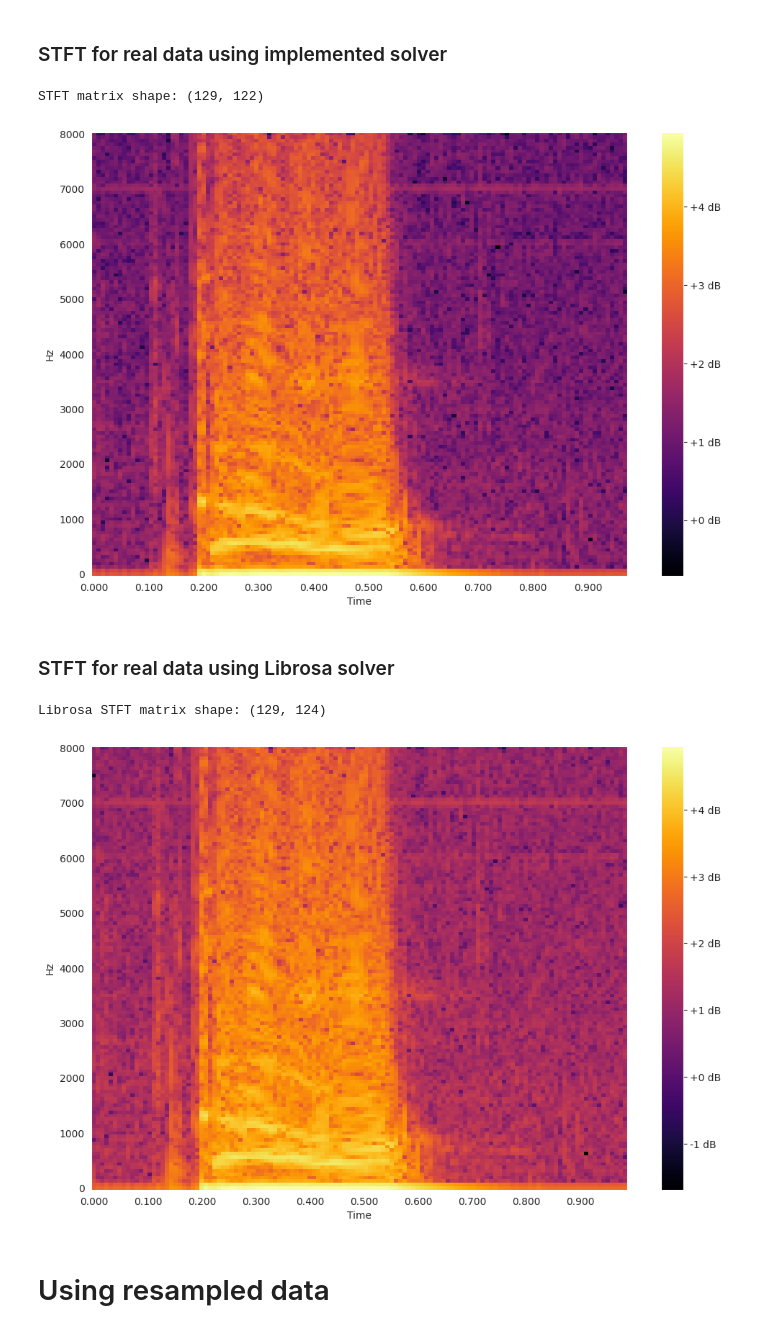
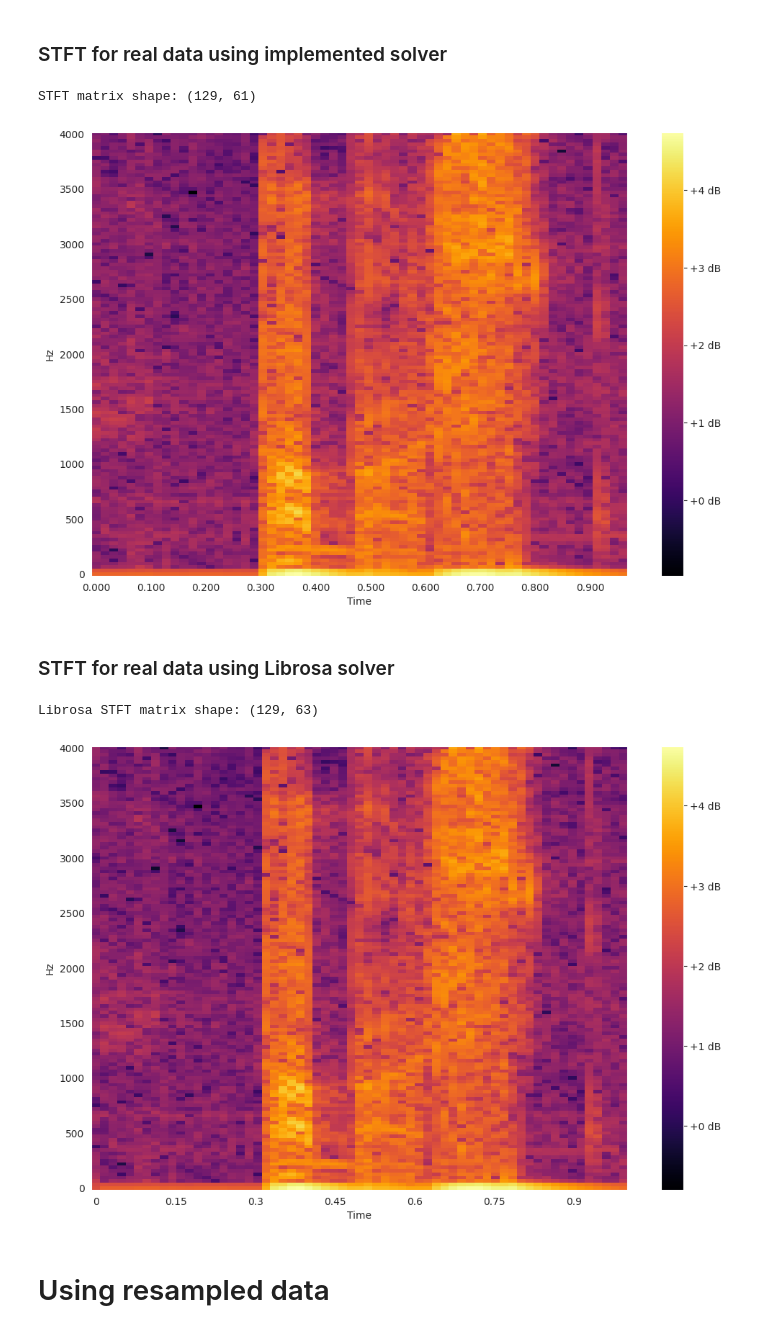
Before and after one commit to VisteK528/TRA_PROJ, a Jupyter notebook: DSP_prototype/STFT_prototype.ipynb, the cells around one changed output. Cells and saved outputs as stored; diff of their text form; code cells hidden in the pictures.

```diff
--- a/DSP_prototype/STFT_prototype.ipynb
+++ b/DSP_prototype/STFT_prototype.ipynb
@@ -92,7 +92,7 @@ STFT matrix shape: (129, 61)
 ### Getting real data from CSV file
 # %%
 data = []
-with open("../NET_prototype/data/audio_data_5.csv", 'r') as file:
+with open("../Data_acquisition/data/8kHz_sampling/unknown_fs=8kHz_1.csv", 'r') as file:
     reader = csv.DictReader(file)
     for row in reader:
         data.append(float(row['y']))  # Convert to int if y is numeric
@@ -100,5 +100,5 @@ with open("../NET_prototype/data/audio_data_5.csv", 'r') as file:
 data = np.array(data, dtype=np.float32)
 print(f"Data length before resampling: {len(data)}")
 print(f"Data type before resampling: {type(data[0])}")
-display.Audio(data, rate=16000)
+display.Audio(data, rate=8000)
 # %% [output]
@@ -161,21 +161,21 @@ for sample in resampled_data:
 # %% [markdown]
 ### STFT for real data using implemented solver
 # %%
-fs = 16e3
+fs = 8e3
 window_size = 256
 hop_size = 128
 
 stft_matrix, freq_bins, time_frames = stft(data, fs, window_size, hop_size, window_type='hann')
 
 print(f"STFT matrix shape: {stft_matrix.shape}")
 
 plt.figure(figsize=(12, 8))
 librosa.display.specshow(np.log10(np.abs(stft_matrix)), x_axis='time', y_axis='linear', sr=fs, cmap='inferno', hop_length=128)
 plt.colorbar(format='%+2.0f dB')
 plt.show()
 # %% [output]
-STFT matrix shape: (129, 122)
+STFT matrix shape: (129, 61)
-[figure, old version]
+[figure, new version]
 # %% [markdown]
 ### STFT for real data using Librosa solver
 # %%
@@ -188,8 +188,8 @@ librosa.display.specshow(np.log10(np.abs(librosa_stft_matrix)), x_axis='time', y
 plt.colorbar(format='%+2.0f dB')
 plt.show()
 # %% [output]
-Librosa STFT matrix shape: (129, 124)
+Librosa STFT matrix shape: (129, 63)
-[figure, old version]
+[figure, new version]
 # %% [markdown]
 # Using resampled data
 # %% [markdown]
```
Also changed, not shown: parts of 7 cells of this notebook, 3 other files.
